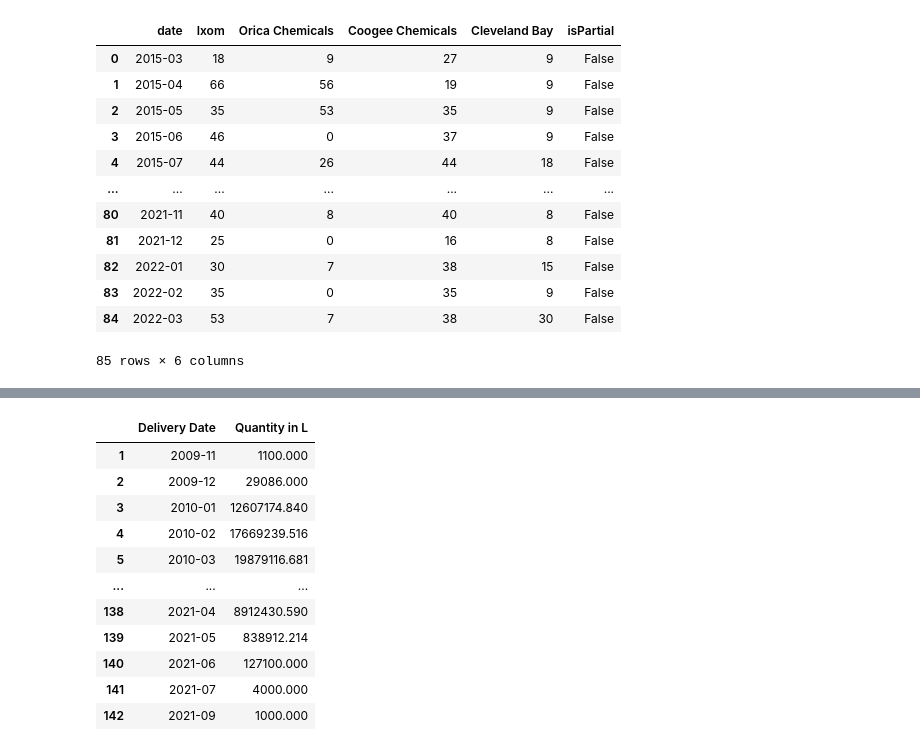
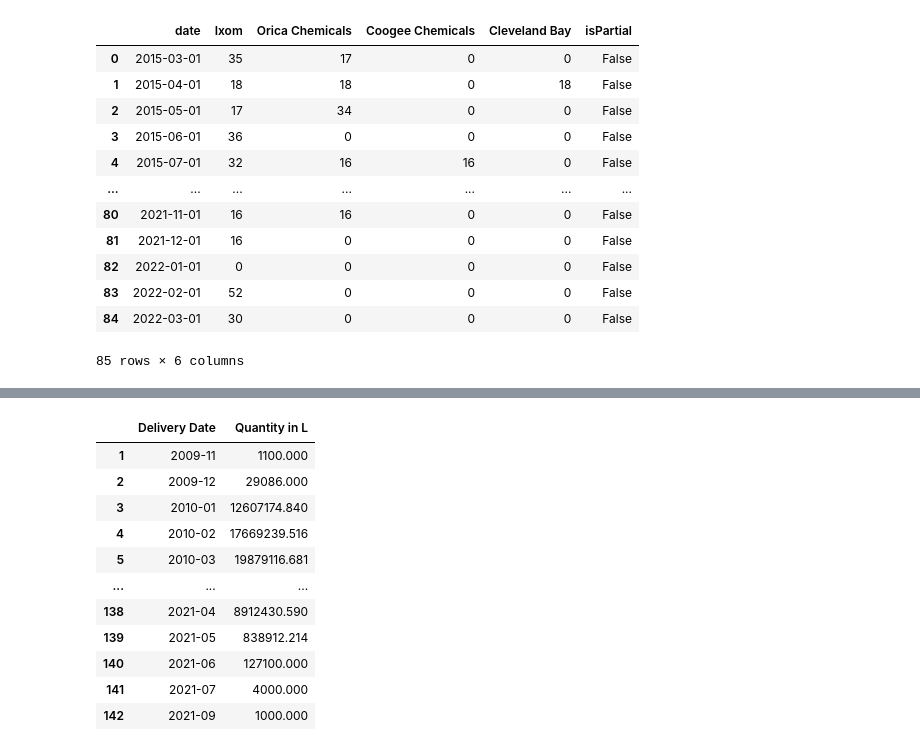
Before and after one commit to yahaod/DS-Project-Group-19, a Jupyter notebook: Data analysis.ipynb, the cells around one changed output, grey strips where cells are left out. Drawn from its saved outputs; the diff is of its cells as text; code cells hidden in the pictures.

```diff
--- a/Data analysis.ipynb
+++ b/Data analysis.ipynb
@@ -25,16 +13,16 @@ trends_data_after_2015['date'] = trends_data_after_2015['date'].dt.strftime('%Y-
-# %%
-trends_data_after_2015
-# %% [output]
-|  | date | Ixom | Orica Chemicals | Coogee Chemicals | Cleveland Bay | isPartial |
-| 0 | 2015-03 | 18 | 9 | 27 | 9 | False |
-| 1 | 2015-04 | 66 | 56 | 19 | 9 | False |
-| 2 | 2015-05 | 35 | 53 | 35 | 9 | False |
-| 3 | 2015-06 | 46 | 0 | 37 | 9 | False |
-| 4 | 2015-07 | 44 | 26 | 44 | 18 | False |
-| ... | ... | ... | ... | ... | ... | ... |
-| 80 | 2021-11 | 40 | 8 | 40 | 8 | False |
-| 81 | 2021-12 | 25 | 0 | 16 | 8 | False |
-| 82 | 2022-01 | 30 | 7 | 38 | 15 | False |
-| 83 | 2022-02 | 35 | 0 | 35 | 9 | False |
-| 84 | 2022-03 | 53 | 7 | 38 | 30 | False |
-85 rows × 6 columns
+# %%
+data_after_2015_VIC
+# %% [output]
+|  | date | Ixom | Orica Chemicals | Coogee Chemicals | Cleveland Bay | isPartial |
+| 0 | 2015-03-01 | 35 | 17 | 0 | 0 | False |
+| 1 | 2015-04-01 | 18 | 18 | 0 | 18 | False |
+| 2 | 2015-05-01 | 17 | 34 | 0 | 0 | False |
+| 3 | 2015-06-01 | 36 | 0 | 0 | 0 | False |
+| 4 | 2015-07-01 | 32 | 16 | 16 | 0 | False |
+| ... | ... | ... | ... | ... | ... | ... |
+| 80 | 2021-11-01 | 16 | 16 | 0 | 0 | False |
+| 81 | 2021-12-01 | 16 | 0 | 0 | 0 | False |
+| 82 | 2022-01-01 | 0 | 0 | 0 | 0 | False |
+| 83 | 2022-02-01 | 52 | 0 | 0 | 0 | False |
+| 84 | 2022-03-01 | 30 | 0 | 0 | 0 | False |
+85 rows × 6 columns
```
Also changed, not shown: parts of 11 cells of this notebook.
